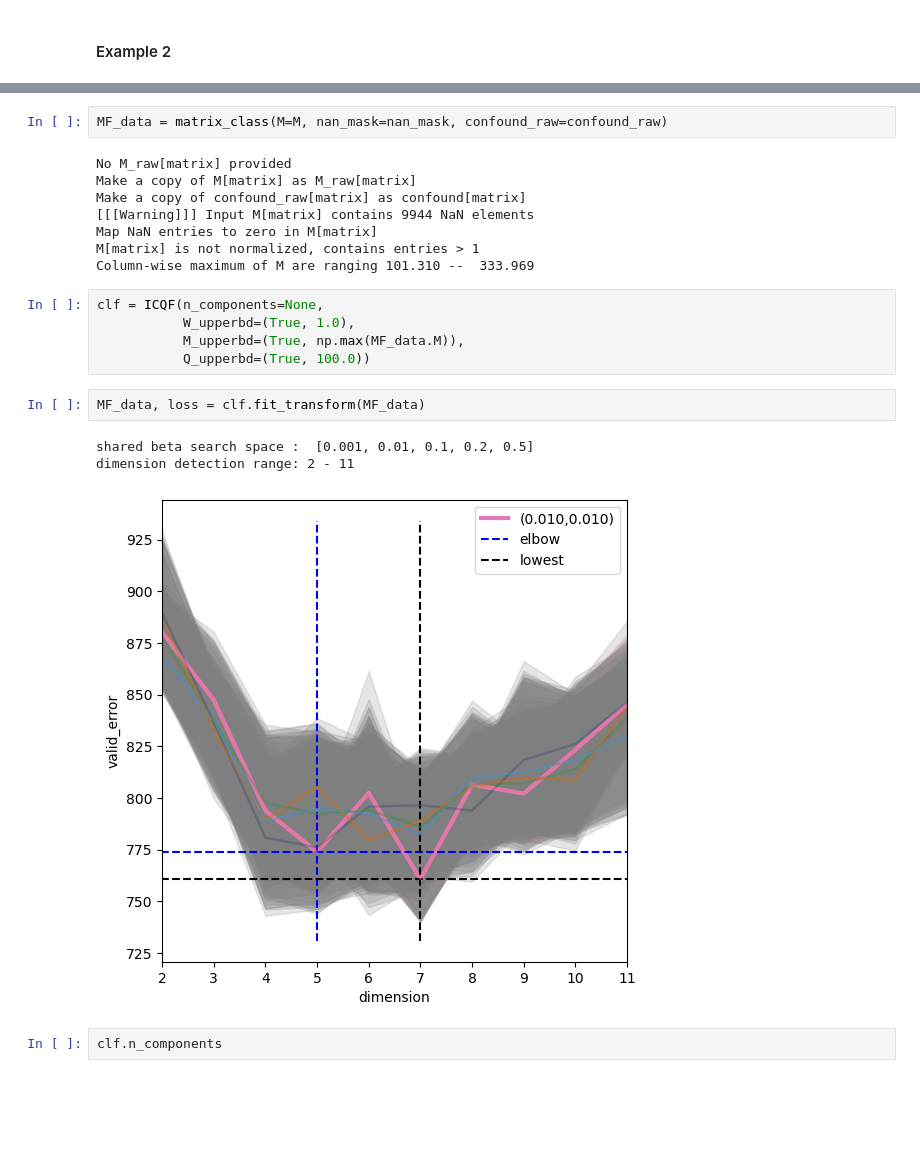
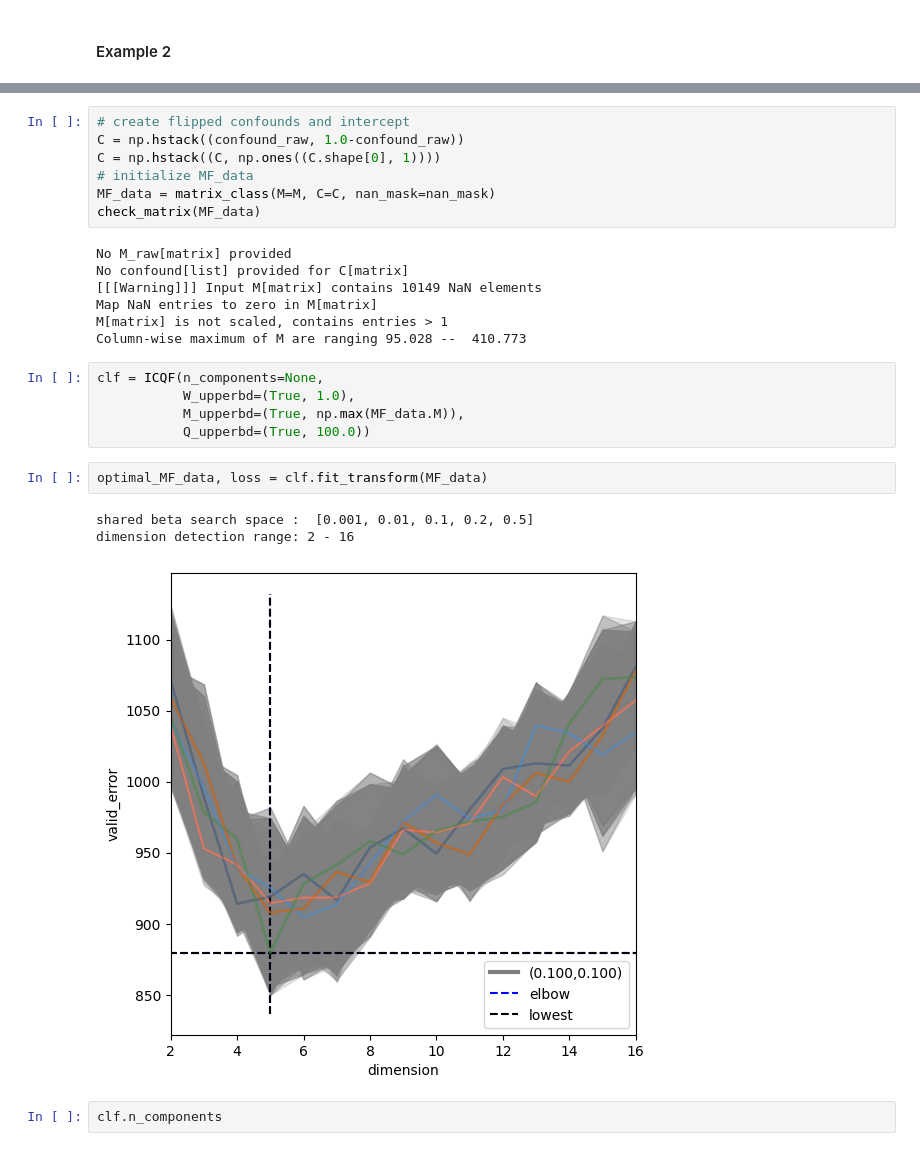
Before and after one commit to jefferykclam/ICQF, a Jupyter notebook: demonstration.ipynb, the cells around one changed output, grey strips where cells are left out. Drawn from its saved outputs; the diff is of its cells as text; blank space fills up the shorter version.

```diff
--- a/demonstration.ipynb
+++ b/demonstration.ipynb
@@ -166,24 +170,28 @@ true_W, true_Q, confound_raw, M_clean, M, nan_mask = simulation(2000, 100,
 # %%
-MF_data = matrix_class(M=M, nan_mask=nan_mask, confound_raw=confound_raw)
+# create flipped confounds and intercept
+C = np.hstack((confound_raw, 1.0-confound_raw))
+C = np.hstack((C, np.ones((C.shape[0], 1))))
+# initialize MF_data
+MF_data = matrix_class(M=M, C=C, nan_mask=nan_mask)
+check_matrix(MF_data)
 # %% [output]
 No M_raw[matrix] provided
-Make a copy of M[matrix] as M_raw[matrix]
-Make a copy of confound_raw[matrix] as confound[matrix]
-[[[Warning]]] Input M[matrix] contains 9944 NaN elements
+No confound[list] provided for C[matrix]
+[[[Warning]]] Input M[matrix] contains 10149 NaN elements
 Map NaN entries to zero in M[matrix]
-M[matrix] is not normalized, contains entries > 1
-Column-wise maximum of M are ranging 101.310 --  333.969
+M[matrix] is not scaled, contains entries > 1
+Column-wise maximum of M are ranging 95.028 --  410.773
 # %%
 clf = ICQF(n_components=None,
            W_upperbd=(True, 1.0),
            M_upperbd=(True, np.max(MF_data.M)),
            Q_upperbd=(True, 100.0))
 # %%
-MF_data, loss = clf.fit_transform(MF_data)
+optimal_MF_data, loss = clf.fit_transform(MF_data)
 # %% [output]
 shared beta search space :  [0.001, 0.01, 0.1, 0.2, 0.5]
-dimension detection range: 2 - 11
+dimension detection range: 2 - 16
-[figure, old version]
+[figure, new version]
 # %%
 clf.n_components
 # %% [output]
```
Also changed, not shown: parts of 23 cells of this notebook.
